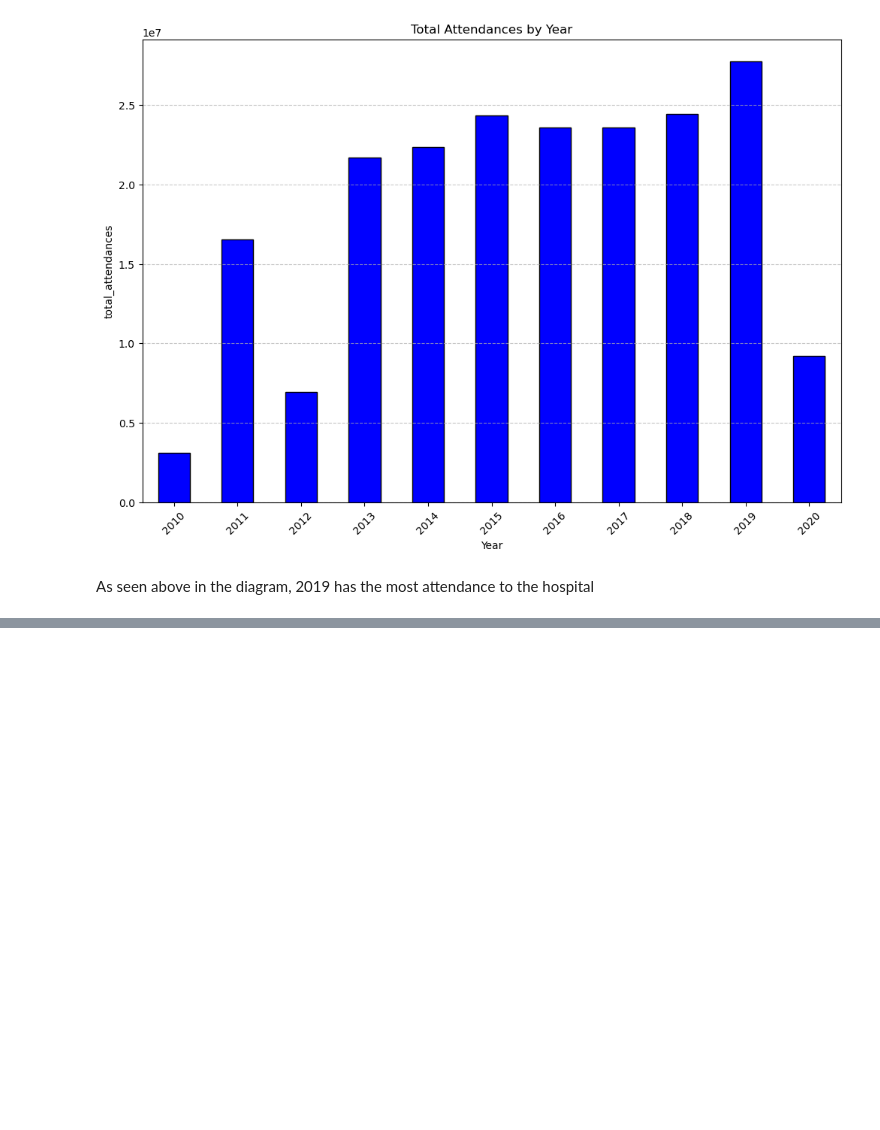
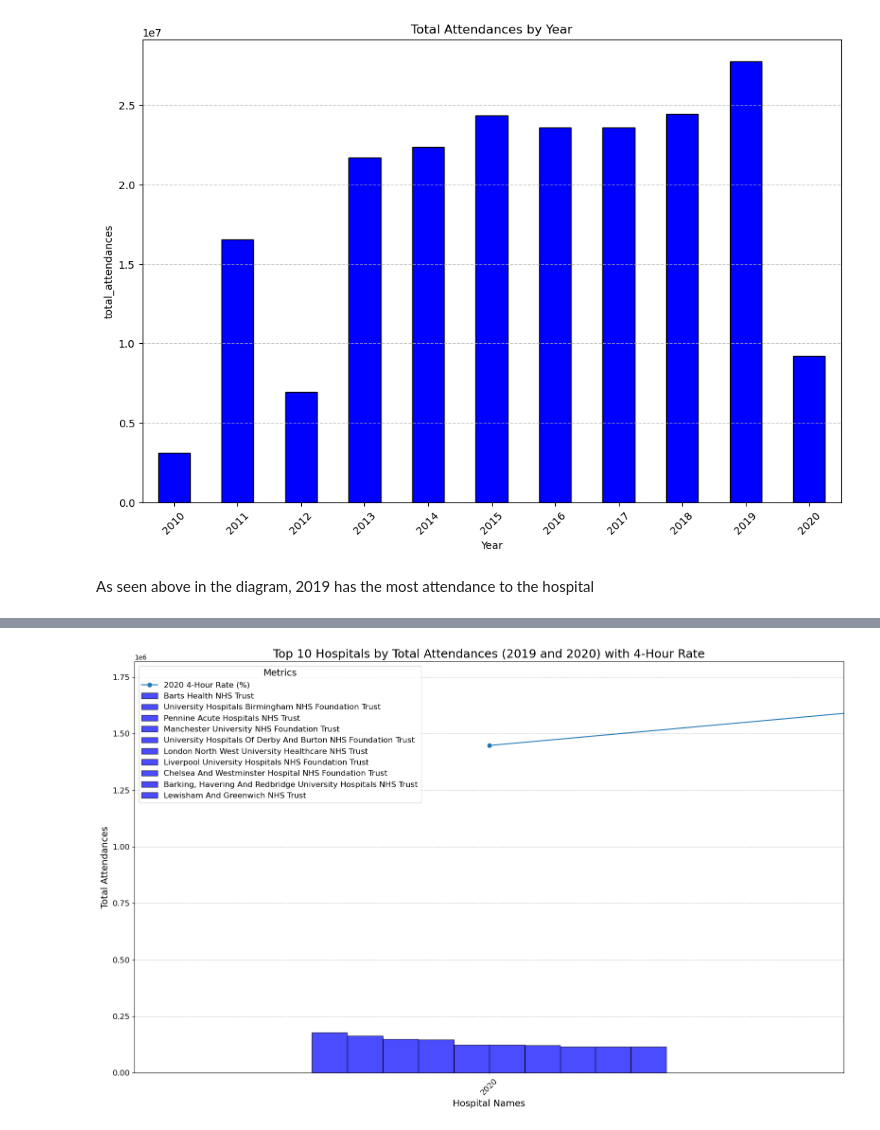
Before and after one commit to iamjaraa/NHS, a Jupyter notebook: Nhs.ipynb, the cells around one changed output, grey strips where cells are left out. Cells and saved outputs as stored; diff of their text form; code cells hidden in the pictures; blank space fills up the shorter version.

```diff
--- a/Nhs.ipynb
+++ b/Nhs.ipynb
@@ -330,0 +344,55 @@ plt.show()
+# %%
+import matplotlib.pyplot as plt
+import pandas as pd
+
+# Filter the data for years 2019 and 2020
+filtered_years = nhs_data[nhs_data['year'].isin([2020])]
+
+# Group by year and hospital, summing total attendances and calculating another metric
+attendance_metrics = filtered_years.groupby(['year', 'name']).agg(
+    total_attendances=('total_attendances', 'sum'),
+    four_hour_rate=('type_1_4_hours_decision', lambda x: (x.sum() / x.count()) * 100)  # Example metric: 4-hour decision rate
+)
+
+# Select the top 10 hospitals for each year based on total attendances
+top_10_per_year = attendance_metrics.groupby('year', group_keys=False).apply(
+    lambda x: x.nlargest(10, 'total_attendances')
+)
+
+# Unstack the data for plotting
+attendance_unstacked = top_10_per_year['total_attendances'].unstack()
+four_hour_unstacked = top_10_per_year['four_hour_rate'].unstack()
+
+# Plot the grouped bar chart with the additional column
+fig, ax1 = plt.subplots(figsize=(16, 10))
+
+attendance_unstacked.plot(kind='bar', stacked=False, ax=ax1, edgecolor='black', alpha=0.7, color='blue', label='Total Attendances')
+
+# Plot the additional metric as a line on the same chart
+for year in [ 2020]:
+    ax1.plot(
+        range(len(attendance_unstacked.loc[year])),
+        four_hour_unstacked.loc[year],
+        marker='o',
+        label=f'{year} 4-Hour Rate (%)'
+    )
+
+# Set titles and labels
+plt.title('Top 10 Hospitals by Total Attendances (2019 and 2020) with 4-Hour Rate', fontsize=18)
+plt.xlabel('Hospital Names', fontsize=14)
+plt.ylabel('Total Attendances', fontsize=14)
+ax1.set_xticks(range(len(attendance_unstacked.index)))
+ax1.set_xticklabels(attendance_unstacked.index, rotation=45, fontsize=12)
+plt.yticks(fontsize=12)
+
+# Add a legend
+plt.legend(title="Metrics", fontsize=12, title_fontsize=14)
+
+# Add a grid
+plt.grid(axis='y', linestyle='--', alpha=0.7)
+
+# Show the plot
+plt.tight_layout()
+plt.show()
+# %% [output]
+[figure, added]
```
Also changed, not shown: parts of 4 cells of this notebook.
